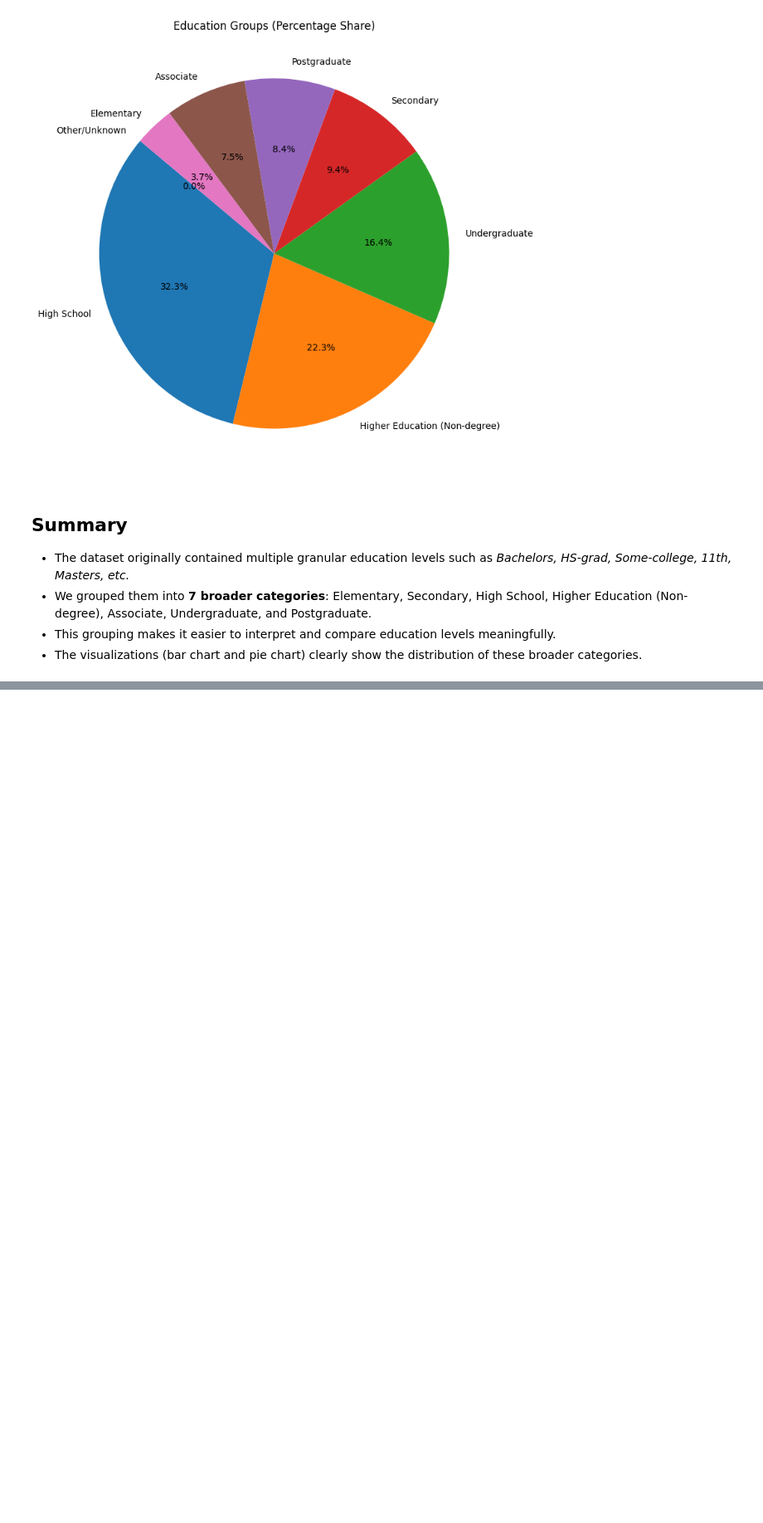
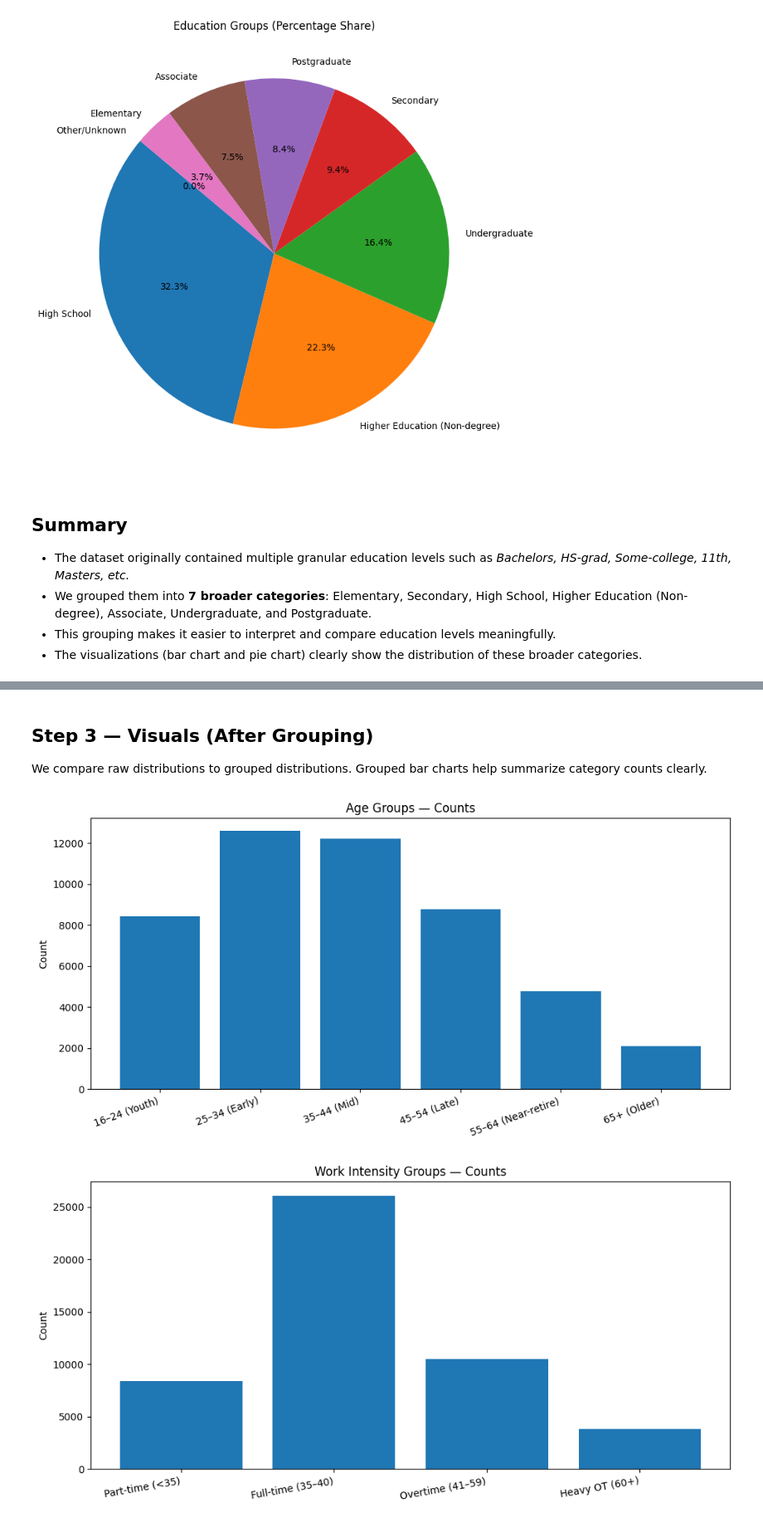
Before and after one commit to shaoncvit/DA-1, a Jupyter notebook: Assignment-1/q1.ipynb, the cells around one changed output, grey strips where cells are left out. Shown at 83% size. Drawn from its saved outputs; the diff is of its cells as text; code cells hidden in the pictures; blank space fills up the shorter version.

Commit message:
updated the code snippet for age-work intensity relationship and grouping

```diff
--- a/Assignment-1/q1.ipynb
+++ b/Assignment-1/q1.ipynb
@@ -195,0 +327,35 @@ plt.show()
+# %% [markdown]
+## Step 3 — Visuals (After Grouping)
+
+We compare raw distributions to grouped distributions. Grouped bar charts help summarize category counts clearly.
+# %%
+# Age: grouped bar
+plt.figure(figsize=(10, 5))
+plt.bar(age_table.index.astype(str), age_table["Count"])
+plt.title("Age Groups — Counts")
+plt.ylabel("Count")
+plt.xticks(rotation=20, ha="right")
+plt.tight_layout()
+plt.savefig(export_dir / "age_groups_bar.png", dpi=200)
+plt.show()
+
+# Work intensity: grouped bar
+plt.figure(figsize=(10, 5))
+plt.bar(work_table.index.astype(str), work_table["Count"])
+plt.title("Work Intensity Groups — Counts")
+plt.ylabel("Count")
+plt.xticks(rotation=10, ha="right")
+plt.tight_layout()
+plt.savefig(export_dir / "work_groups_bar.png", dpi=200)
+plt.show()
+
+# Work intensity: pie (share)
+plt.figure(figsize=(7, 7))
+plt.pie(work_table["Count"].fillna(0).values, labels=work_table.index.astype(str), autopct="%1.1f%%", startangle=140)
+plt.title("Work Intensity Groups — Percentage Share")
+plt.tight_layout()
+plt.savefig(export_dir / "work_groups_pie.png", dpi=200)
+plt.show()
+# %% [output]
+[figure, added]
+[figure, added]
```
Also changed, not shown: parts of 13 cells of this notebook.
